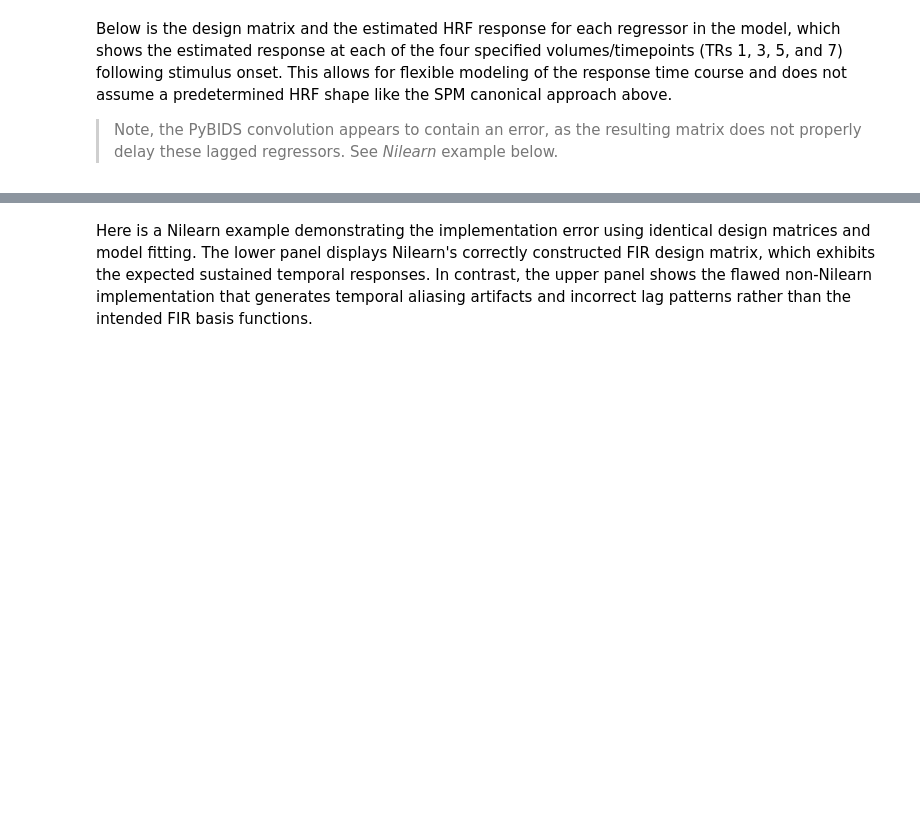
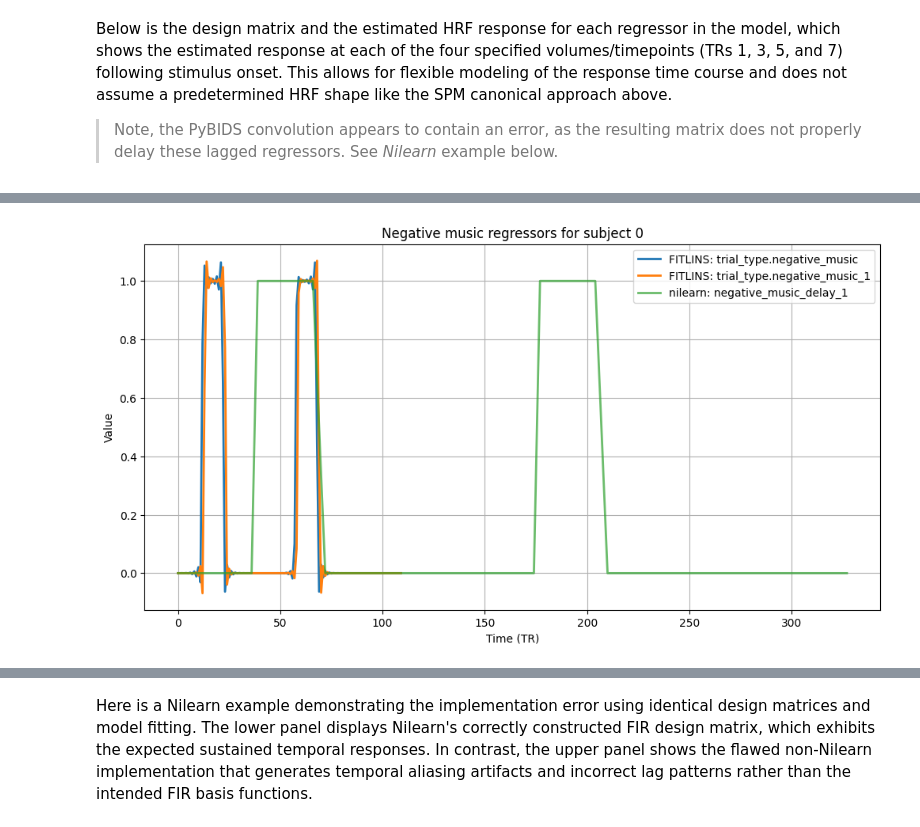
Before and after one commit to demidenm/bidsstatsmod_groupmods, a Jupyter notebook: notebooks/model_illustrations.ipynb, the cells around one changed output, grey strips where cells are left out. Saved outputs shown, nothing was run; the diff lists cells and outputs as text; code cells hidden in the pictures; blank space fills up the shorter version.

```diff
--- a/notebooks/model_illustrations.ipynb
+++ b/notebooks/model_illustrations.ipynb
@@ -681,3 +682,23 @@ plot_design_matrix(firrun_specs[subject].X)
+# %%
+firs0 = firrun_specs[subject].X['trial_type.negative_music']
+firs1 = firrun_specs[subject].X['trial_type.negative_music_1']
+
+nilearn = design_matrix['negative_music_delay_1']
+
+plt.figure(figsize=(12, 6))
+plt.plot(firs0, label='FITLINS: trial_type.negative_music', linewidth=2)
+plt.plot(firs1, label='FITLINS: trial_type.negative_music_1', linewidth=2)
+
+plt.plot(nilearn, label='nilearn: negative_music_delay_1', linewidth=2, alpha=0.7)
+
+plt.title(f"Negative music regressors for subject {subject}")
+plt.xlabel("Time (TR)")
+plt.ylabel("Value")
+plt.legend()
+plt.grid(True)
+plt.show()
+# %% [output]
+[figure, added]
 # %%
 plt.figure(figsize=(10, 6))
 data_to_plot = firrun_specs[subject].X
```
Also changed, not shown: parts of 19 cells of this notebook, 2 other files.
